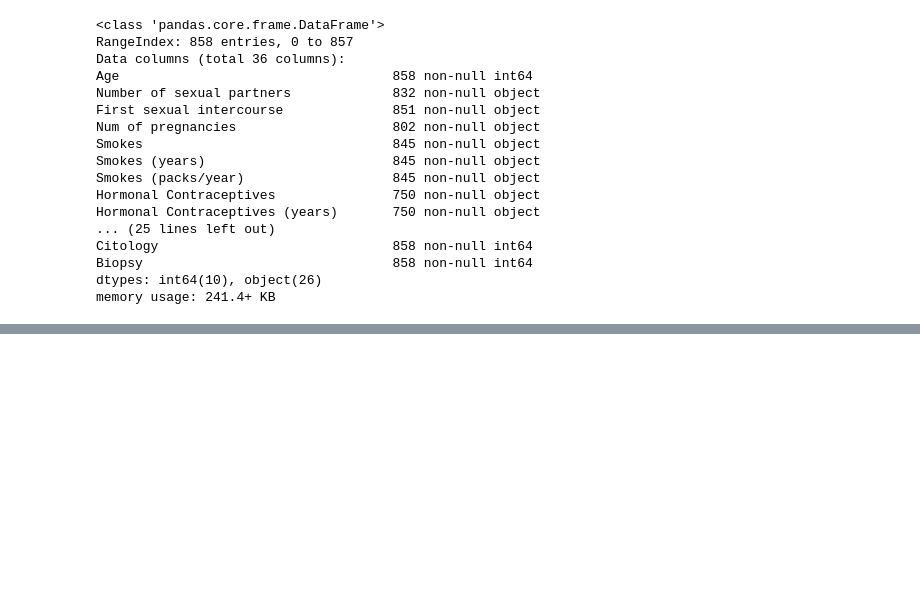
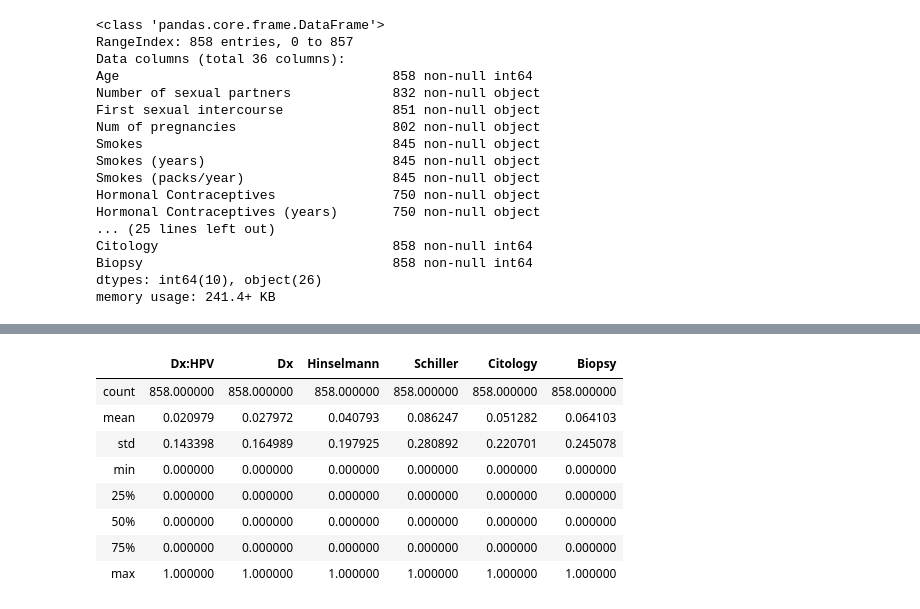
Before and after one commit to s-weisenberg/Data-Science-Projects, a Jupyter notebook: Capstone_Project_1/Capstone1_Data_Wrangling.ipynb, the cells around one changed output, grey strips where cells are left out. Saved outputs shown, nothing was run; the diff lists cells and outputs as text; code cells hidden in the pictures; blank space fills up the shorter version.

```diff
--- a/Capstone_Project_1/Capstone1_Data_Wrangling.ipynb
+++ b/Capstone_Project_1/Capstone1_Data_Wrangling.ipynb
@@ -93,0 +192,12 @@ memory usage: 241.4+ KB
+# %%
+df_median_imputed.loc[:,df_median_imputed.columns[30]:df_median_imputed.columns[35]].describe()
+# %% [output]
+|  | Dx:HPV | Dx | Hinselmann | Schiller | Citology | Biopsy |
+| count | 858.000000 | 858.000000 | 858.000000 | 858.000000 | 858.000000 | 858.000000 |
+| mean | 0.020979 | 0.027972 | 0.040793 | 0.086247 | 0.051282 | 0.064103 |
+| std | 0.143398 | 0.164989 | 0.197925 | 0.280892 | 0.220701 | 0.245078 |
+| min | 0.000000 | 0.000000 | 0.000000 | 0.000000 | 0.000000 | 0.000000 |
+| 25% | 0.000000 | 0.000000 | 0.000000 | 0.000000 | 0.000000 | 0.000000 |
+| 50% | 0.000000 | 0.000000 | 0.000000 | 0.000000 | 0.000000 | 0.000000 |
+| 75% | 0.000000 | 0.000000 | 0.000000 | 0.000000 | 0.000000 | 0.000000 |
+| max | 1.000000 | 1.000000 | 1.000000 | 1.000000 | 1.000000 | 1.000000 |
```
Also changed, not shown: parts of 14 cells of this notebook.
